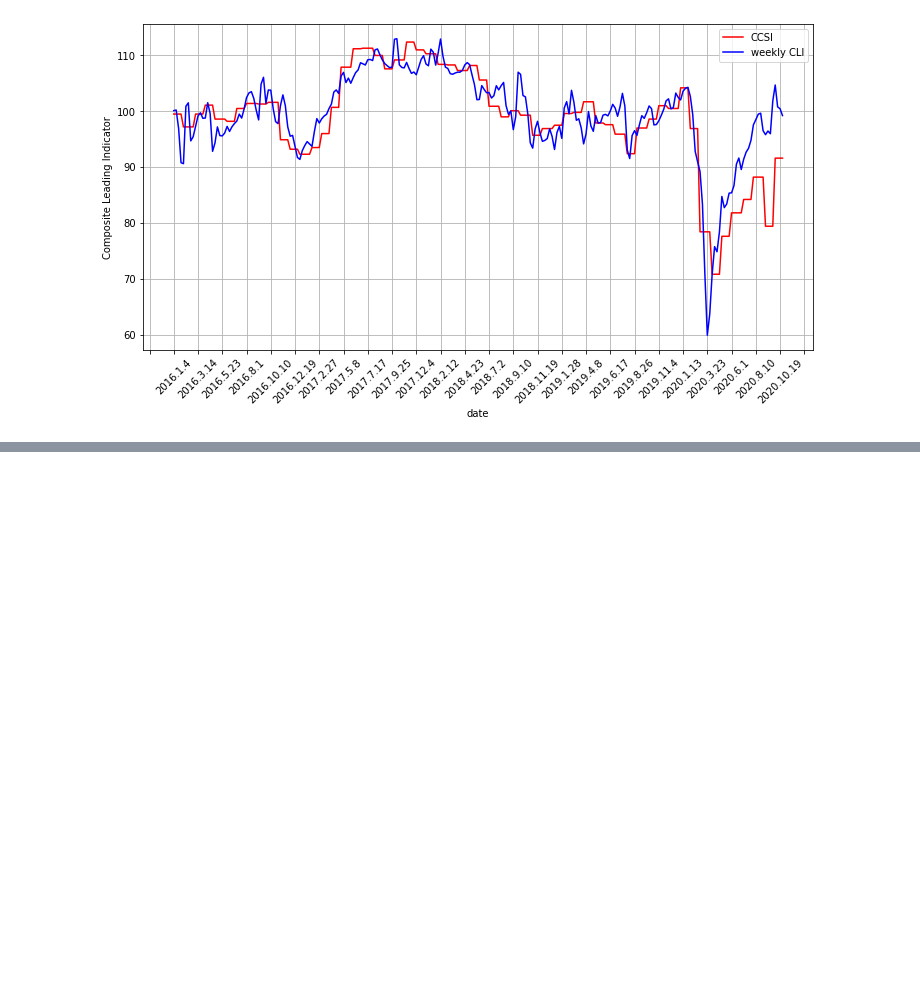
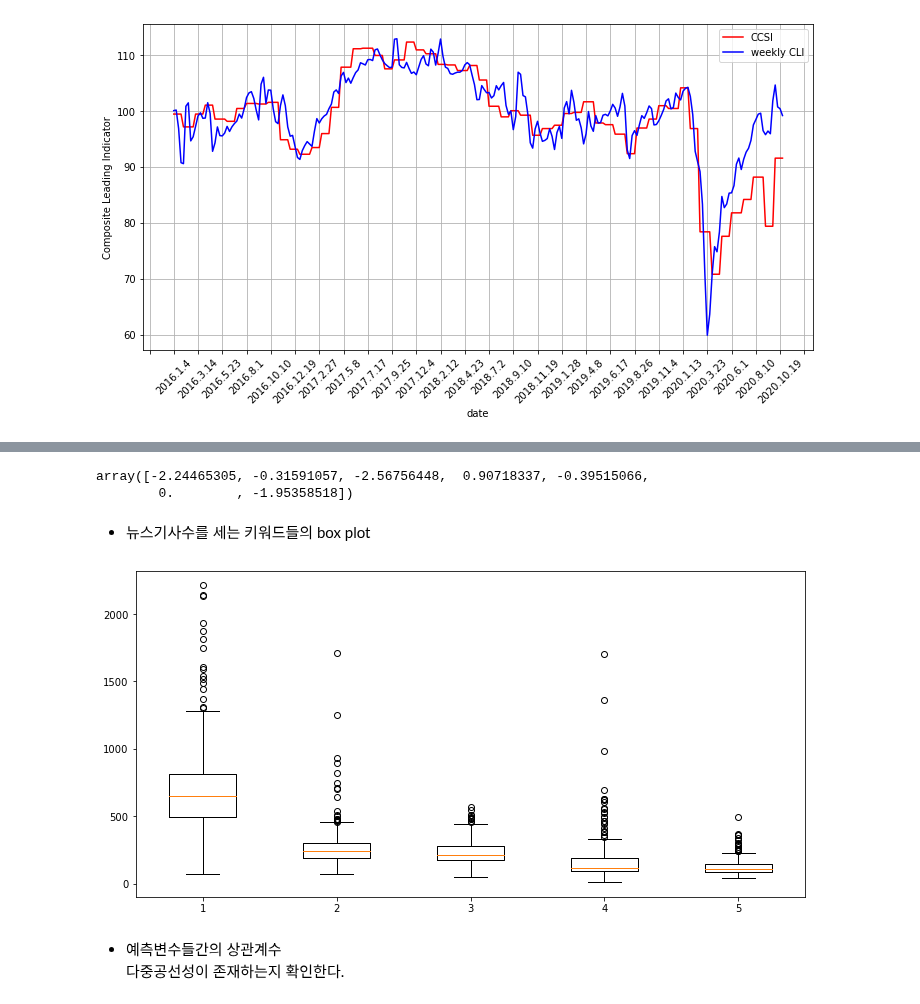
Before and after one commit to 2hyes/CLI-development, a Jupyter notebook: demonstrate-CLI-validity.ipynb, the cells around one changed output, grey strips where cells are left out. Drawn from its saved outputs; the diff is of its cells as text; code cells hidden in the pictures; blank space fills up the shorter version.

```diff
--- a/demonstrate-CLI-validity.ipynb
+++ b/demonstrate-CLI-validity.ipynb
@@ -97,0 +125,18 @@ plt.show()
+# %%
+model.coef_
+# %% [output]
+array([-2.24465305, -0.31591057, -2.56756448,  0.90718337, -0.39515066,
+        0.        , -1.95358518])
+# %% [markdown]
+* 뉴스기사수를 세는 키워드들의 box plot
+# %%
+data = weeklydata.iloc[:,[1,2,3,4,5,6,7]]
+# %%
+plot_data = [data.keyword1, data.keyword2, data.keyword3, data.keyword4, data.keyword5]
+ax = plt.boxplot(plot_data)
+plt.show()
+# %% [output]
+[figure, added]
+# %% [markdown]
+* 예측변수들간의 상관계수 <br>
+다중공선성이 존재하는지 확인한다.
```
Also changed, not shown: parts of 24 cells of this notebook, 1 other file.
